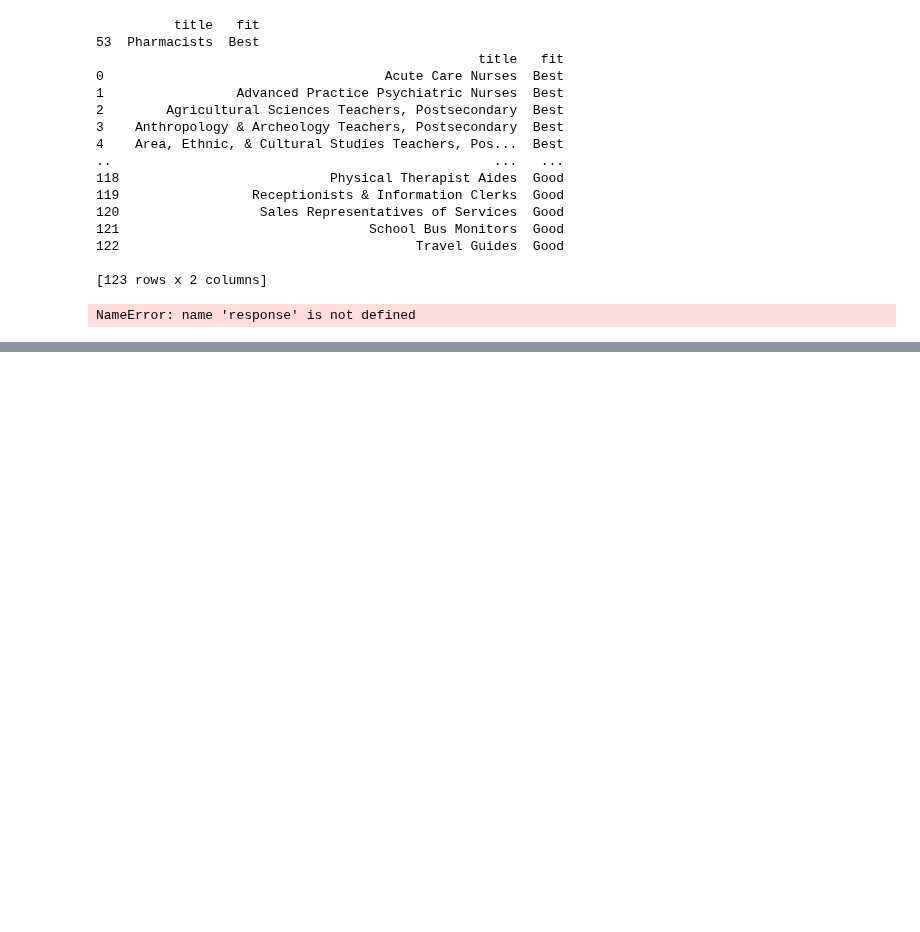
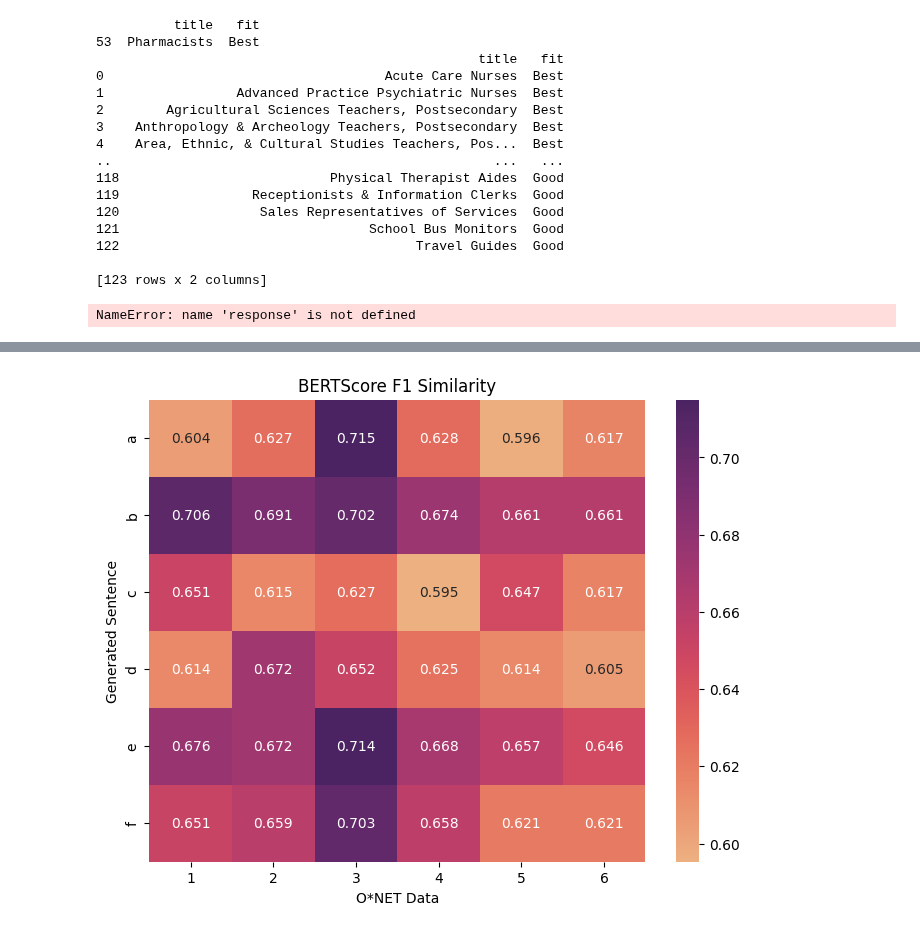
Before and after one commit to Segtanof/Teapot, a Jupyter notebook: renew.ipynb, the cells around one changed output, grey strips where cells are left out. Saved outputs shown, nothing was run; the diff lists cells and outputs as text; code cells hidden in the pictures; blank space fills up the shorter version.

```diff
--- a/renew.ipynb
+++ b/renew.ipynb
@@ -170,8 +175,8 @@ prompt_template = ChatPromptTemplate.from_messages(
     ]
 )
 
-query = "what are your task at work as an experienced {name}?"
-config = {"configurable": {"thread_id": str(3)+sample1}}
+query = "what are your task at work as an experienced {name}? provde 6 core tasks."
+config = {"configurable": {"thread_id": str(1)+sample1}}
 input_messages = [HumanMessage(query)]
 output = app.invoke({"messages": input_messages, "name" : sample1}, config)
 print(output["messages"][-1].content)
@@ -428,0 +374,17 @@ Talk to other physicians about patients to create a treatment plan.
+# %%
+re =[]
+for x in range(len(dis_q)):
+    query = "what are your task at work as an experienced {name}?"
+    config = {"configurable": {"thread_id": str(2)+sample1}}
+    input_messages = [HumanMessage(query)]
+    output = app.invoke({"messages": input_messages, "name" : sample1}, config)
+    print(output["messages"][-1].content)
+    re.append(output["messages"][-1].content)
+    print("distraction"+str(x+1))
+
+    query1 = dis_q[x]
+    config1 = {"configurable": {"thread_id": str(2)+sample1}}
+    input_messages1 = [HumanMessage(query1)]
+    output1 = app.invoke({"messages": input_messages1, "name" : sample1}, config1)
+    print(output1["messages"][-1].content)
+    print("round"+str(x+1))
@@ -489,0 +422,16 @@ tensor([0.6566])
+# %%
+# Example sentences
+cands1 = re
+
+# Calculate BERTScore for each pair of sentences
+F1 = []
+for cand in cands1:
+    f1_row = []
+    for ref in refs2:
+        precision, recall, f1 = score([cand], [ref], lang="en", verbose=False, model_type="microsoft/deberta-xlarge-mnli")
+        f1_row.append(float(f1.mean()))
+    F1.append(f1_row)
+
+# Convert F1 scores to a 3x3 matrix
+F1_matrix = np.array(F1)
+F1_matrix
@@ -489,0 +451,10 @@ tensor([0.6566])
+# %%
+plt.figure(figsize=(8, 6))
+sns.heatmap(F1_matrix, annot=True, fmt=".3f", cmap="flare", xticklabels=[1,2,3,4,5,6], yticklabels=["a","b","c","d","e","f"])
+plt.title("BERTScore F1 Similarity")
+plt.xlabel("O*NET Data")
+plt.ylabel("Generated Sentence")
+plt.savefig("bscore.png")
+plt.show()
+# %% [output]
+[figure, added]
```
Also changed, not shown: parts of 24 cells of this notebook, 3 other files.
